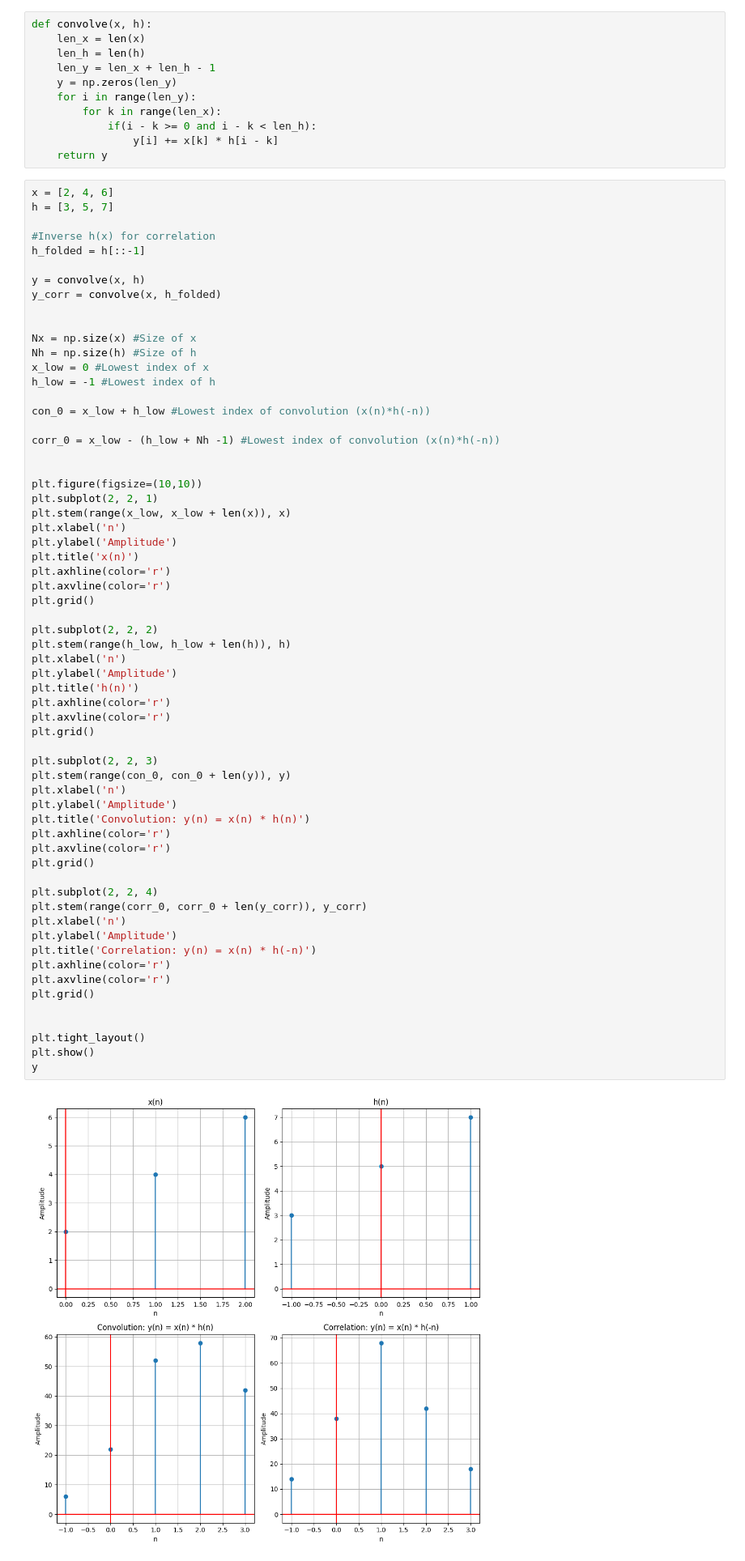
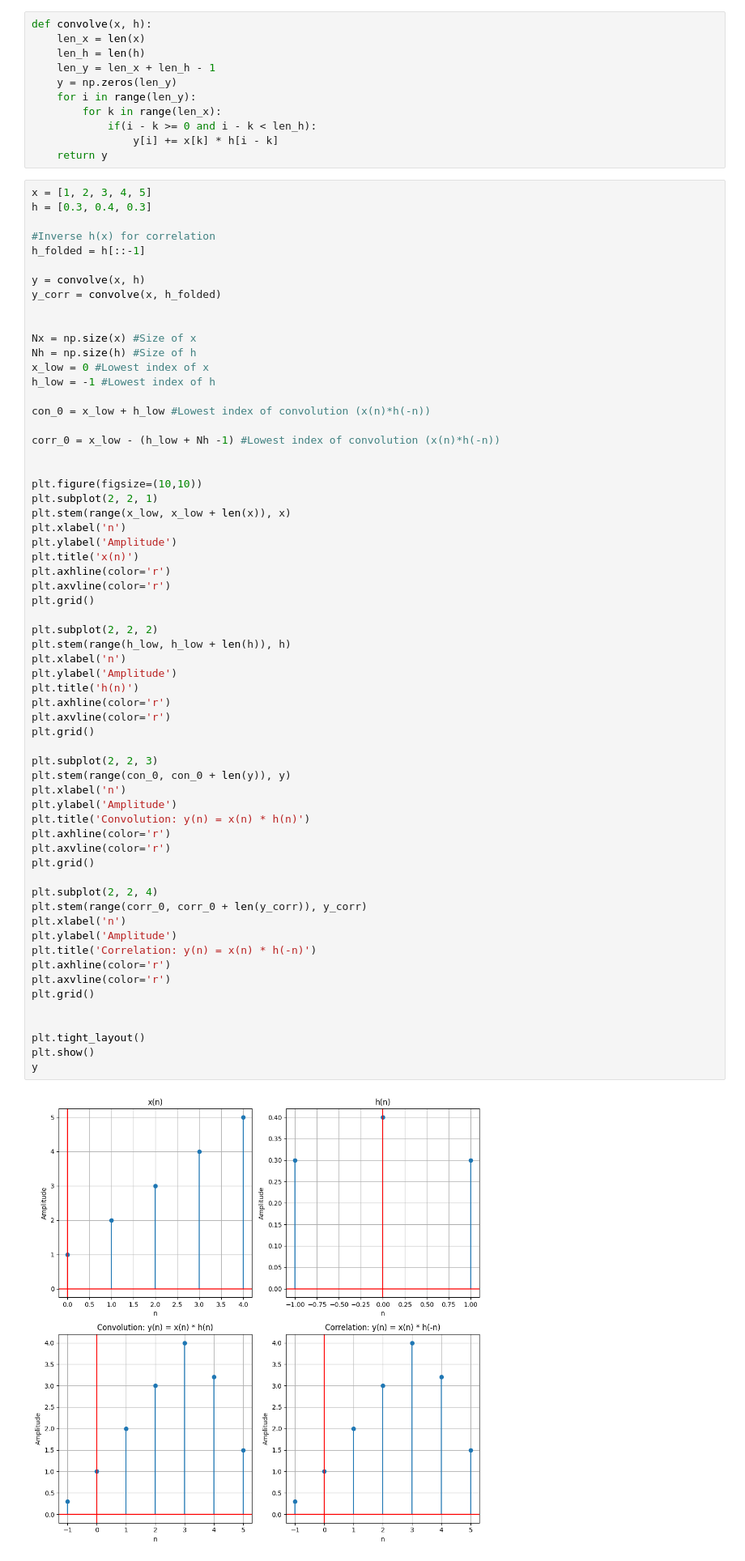
Before and after one commit to Md-Shoaib-Abdullah-Khan/Digital-Signal-Processing-Lab, a Jupyter notebook: 04. Convolution, Correlation.ipynb, the cells around one changed output. Shown at 81% size. Saved outputs shown, nothing was run; the diff lists cells and outputs as text.

```diff
--- a/04. Convolution, Correlation.ipynb
+++ b/04. Convolution, Correlation.ipynb
@@ -13,8 +13,8 @@ def convolve(x, h):
                 y[i] += x[k] * h[i - k]
     return y
 # %%
-x = [2, 4, 6]
-h = [3, 5, 7]
+x = [1, 2, 3, 4, 5]
+h = [0.3, 0.4, 0.3]
 
 #Inverse h(x) for correlation
 h_folded = h[::-1]
@@ -48,31 +48,31 @@ plt.stem(range(h_low, h_low + len(h)), h)
 plt.xlabel('n')
 plt.ylabel('Amplitude')
 plt.title('h(n)')
 plt.axhline(color='r')
 plt.axvline(color='r')
 plt.grid()
 
 plt.subplot(2, 2, 3)
 plt.stem(range(con_0, con_0 + len(y)), y)
 plt.xlabel('n')
 plt.ylabel('Amplitude')
 plt.title('Convolution: y(n) = x(n) * h(n)')
 plt.axhline(color='r')
 plt.axvline(color='r')
 plt.grid()
 
 plt.subplot(2, 2, 4)
 plt.stem(range(corr_0, corr_0 + len(y_corr)), y_corr)
 plt.xlabel('n')
 plt.ylabel('Amplitude')
 plt.title('Correlation: y(n) = x(n) * h(-n)')
 plt.axhline(color='r')
 plt.axvline(color='r')
 plt.grid()
 
 
 plt.tight_layout()
 plt.show()
 y
 # %% [output]
-[figure, old version]
+[figure, new version]
```
Also changed, not shown: parts of 1 cell of this notebook, 2 other files.
